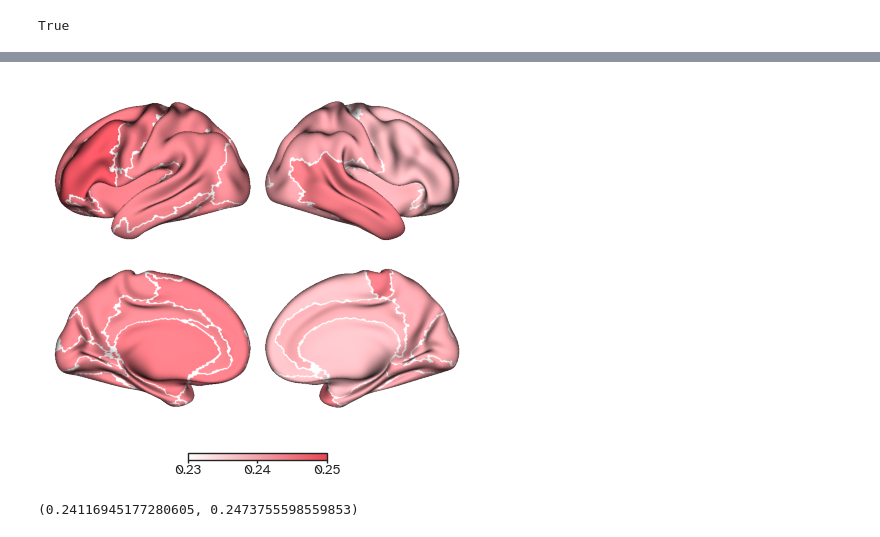
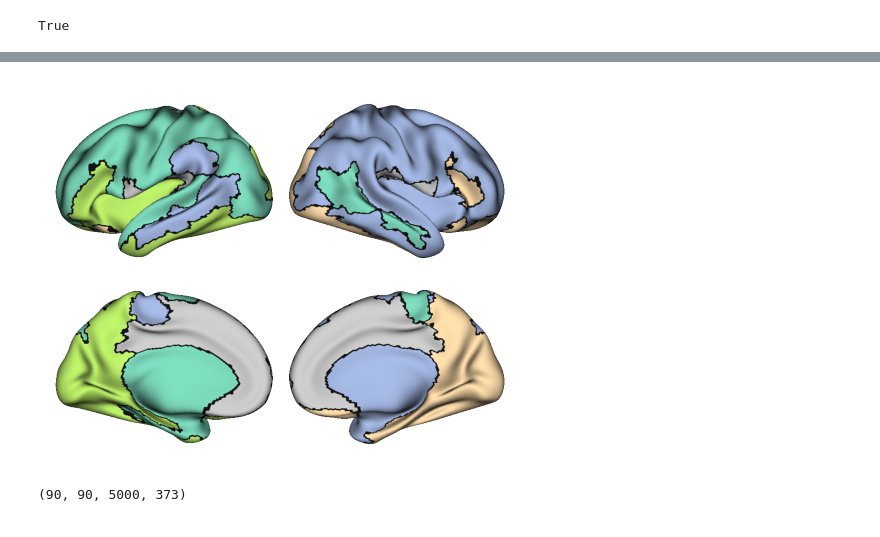
Before and after one commit to kuffmode/Optimal_networks, a Jupyter notebook: generative_aal.ipynb, the cells around one changed output, grey strips where cells are left out. Drawn from its saved outputs; the diff is of its cells as text; code cells hidden in the pictures.

Commit message:
diffusion done on subset of new dataset

```diff
--- a/generative_aal.ipynb
+++ b/generative_aal.ipynb
@@ -202,3 +273,0 @@ plt.savefig("figures/HCP/example_adjmats.pdf",dpi=600,bbox_inches='tight');
-# %%
-simulated_networks = best_model[:,:,-hcp_ya.shape[-1]:]
-simulated_networks.shape == hcp_ya.shape
@@ -220,11 +274,15 @@ np.sum(a)
 # %%
 empirical_similarity = np.zeros((hcp_ya.shape[0],hcp_ya.shape[-1]))
 simulated_similarity = np.zeros((hcp_ya.shape[0],hcp_ya.shape[-1]))
+network_distance = np.zeros_like((hcp_ya),dtype=float)
 for subject in range(hcp_ya.shape[-1]):
     empirical_similarity[:,subject] = ut.calculate_endpoint_similarity(hcp_ya[:,:,subject],
-                                                                       hcp_ya[:,:,0])
-    simulated_similarity[:,subject] = ut.calculate_endpoint_similarity(simulated_networks[:,:,subject],
-                                                                       hcp_ya[:,:,0])
+                                                                       empirical_consensus)
+    simulated_similarity[:,subject] = ut.calculate_endpoint_similarity(simulated_networks[:,:,-1,subject],
+                                                                       empirical_consensus)
+    network_distance[:,:,subject] = hcp_ya[:,:,subject]-simulated_networks[:,:,-1,subject]
 
 empirical_similarity = pd.DataFrame(empirical_similarity.T,columns=labels)
 simulated_similarity = pd.DataFrame(simulated_similarity.T,columns=labels)
+averaged_network_distance = np.mean(network_distance,axis=-1)
+averaged_network_distance = pd.DataFrame(averaged_network_distance,columns=labels)
@@ -234,0 +305,5 @@ simulated_similarity = pd.DataFrame(simulated_similarity.T,columns=labels)
+# %%
+from netneurotools.modularity import consensus_modularity
+
+test = consensus_modularity(averaged_network_distance.values,
+                            B="negative_sym",repeats=500)
@@ -235,30 +352,38 @@ simulated_similarity = pd.DataFrame(simulated_similarity.T,columns=labels)
 # %%
-left_data = simulated_similarity.iloc[:,::2].copy()
-right_data = simulated_similarity.iloc[:,1::2].copy()
-left_surfdata = parcellation.map_to_labels(left_data.mean(1),lh_vertex_labels)
-right_surfdata = parcellation.map_to_labels(right_data.mean(1),rh_vertex_labels)
+# left_data = simulated_similarity.iloc[:,::2].copy()
+# right_data = simulated_similarity.iloc[:,1::2].copy()
+# left_surfdata = parcellation.map_to_labels(left_data.mean(1),lh_vertex_labels)
+# right_surfdata = parcellation.map_to_labels(right_data.mean(1),rh_vertex_labels)
+
+# left_data = averaged_network_distance.mean(0).iloc[::2].copy()
+# right_data = averaged_network_distance.mean(0).iloc[1::2].copy()
+
+left_data = test[0][::2].copy()
+right_data = test[0][1::2].copy()
+left_surfdata = parcellation.map_to_labels(left_data,lh_vertex_labels)
+right_surfdata = parcellation.map_to_labels(right_data,rh_vertex_labels)
 # %%
 surfaces = fetch_fslr()
 lh, rh = surfaces['inflated']
 
 
 p = Plot(surf_lh=lh, surf_rh=rh,
          brightness=0.8)
 p.add_layer({'left':left_surfdata,
              'right':right_surfdata},
-            cmap=surfcolors,color_range=[0.23,0.25],)
+            cmap="Set2",cbar=False)
 
 p.add_layer({'left':left_surfdata,
              'right':right_surfdata},
             cmap='binary_r',
             as_outline=True,
             cbar=False)
 fig = p.build()
-fig.savefig("figures/HCP/ES_diffusion.pdf", dpi=600, bbox_inches="tight")
+fig.savefig("figures/HCP/communities_difference.pdf", dpi=600, bbox_inches="tight")
 # %% [output]
-[figure, old version]
+[figure, new version]
-# %%
-left_data.mean().mean(), right_data.mean().mean()
-# %% [output]
-(0.24116945177280605, 0.2473755598559853)
+# %%
+simulated_networks.shape
+# %% [output]
+(90, 90, 5000, 373)
 # %%
```
Also changed, not shown: parts of 38 cells of this notebook, 22 other files.
